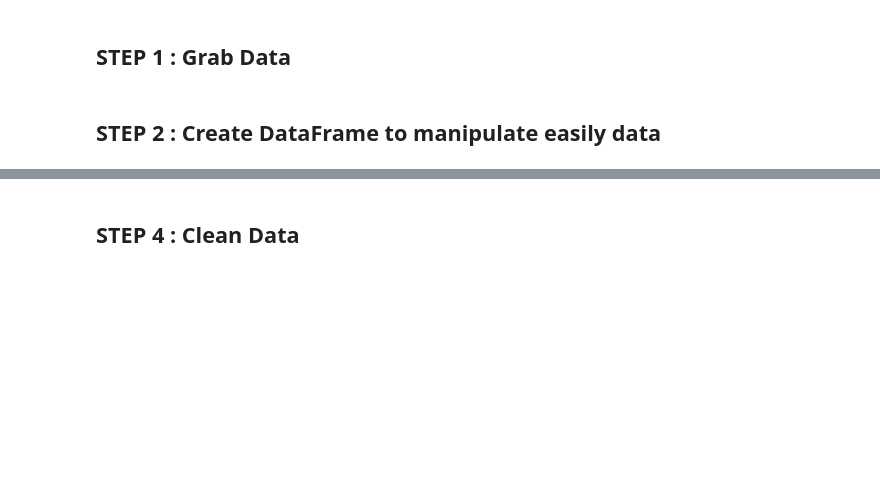
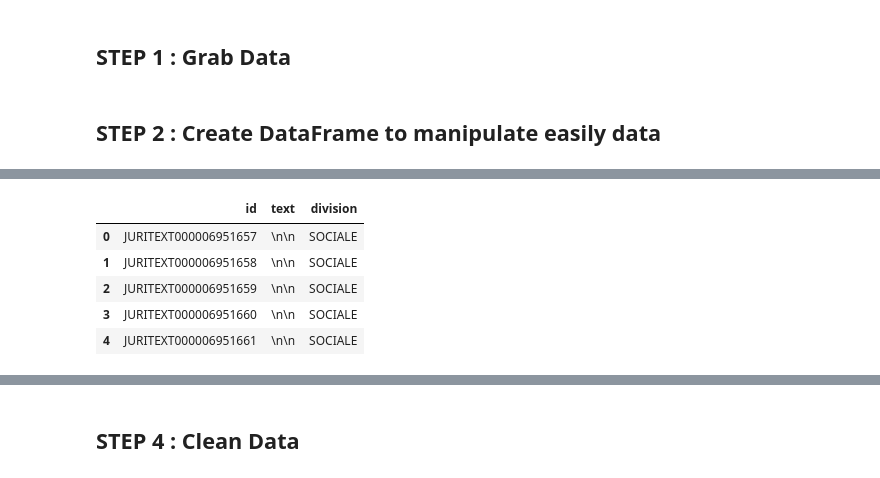
Before and after one commit to JeremyBouhi/DataScience, a Jupyter notebook: classification-document.ipynb, the cells around one changed output, grey strips where cells are left out. Cells and saved outputs as stored; diff of their text form; code cells hidden in the pictures; blank space fills up the shorter version.

```diff
--- a/classification-document.ipynb
+++ b/classification-document.ipynb
@@ -74,5 +72,14 @@ MemoryError:
 # %%
 df = pd.read_pickle('3FD8KA7.pkl')
+# %%
+df.head()
+# %% [output]
+|  | id | text | division |
+| 0 | JURITEXT000006951657 | \n\n | SOCIALE |
+| 1 | JURITEXT000006951658 | \n\n | SOCIALE |
+| 2 | JURITEXT000006951659 | \n\n | SOCIALE |
+| 3 | JURITEXT000006951660 | \n\n | SOCIALE |
+| 4 | JURITEXT000006951661 | \n\n | SOCIALE |
 # %%
 fast_execution = True #to run code faster
 mini_df = df.sample(500)
```
Also changed, not shown: parts of 18 cells of this notebook.
